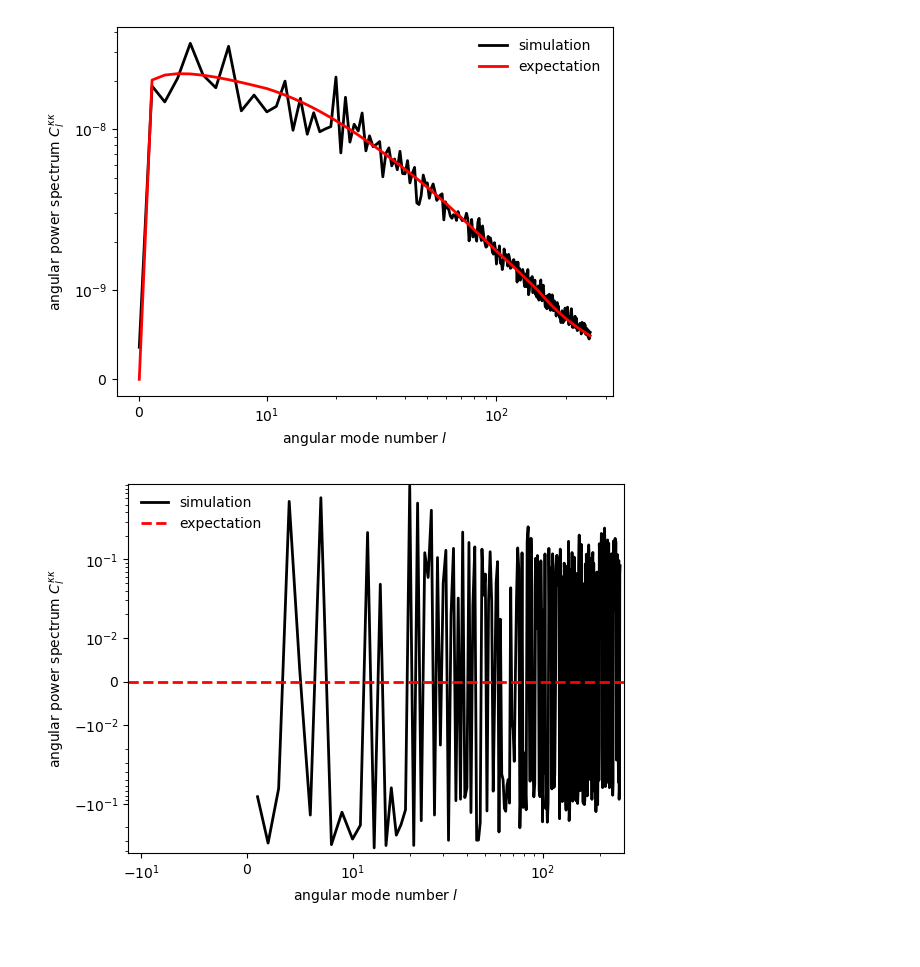
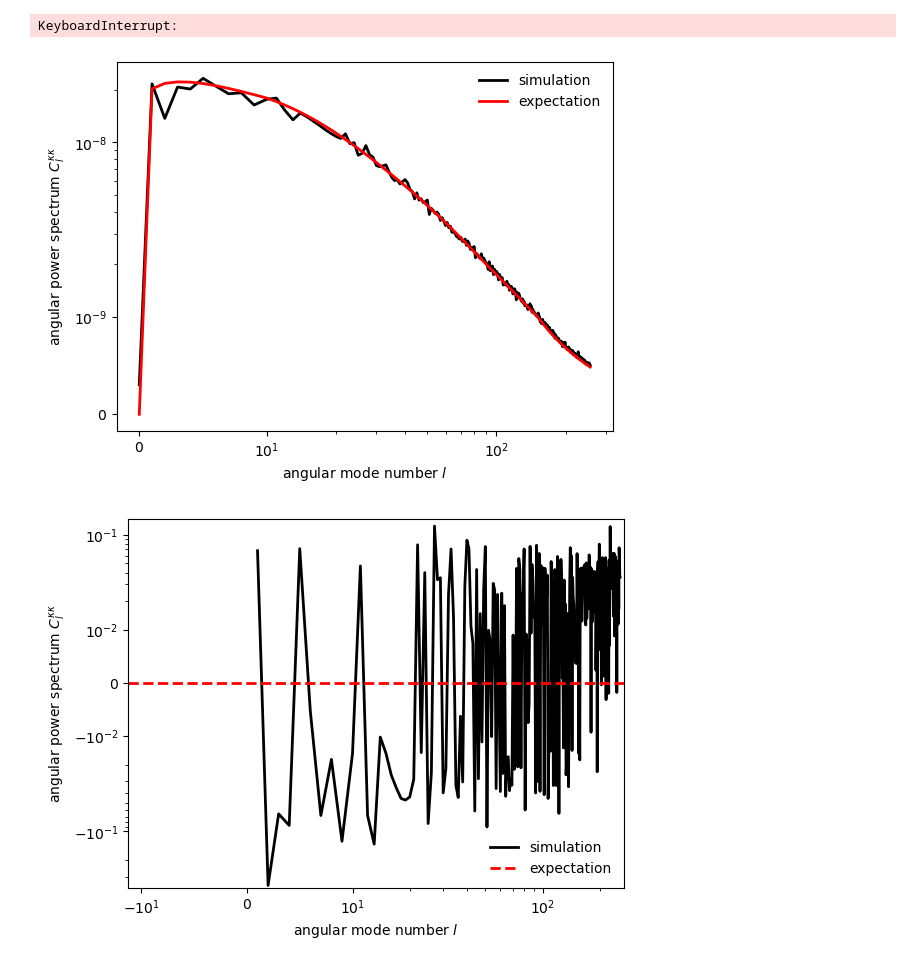
Before and after one commit to ShrihanSolo/glass_guide, a Jupyter notebook: examples/new_glass_tests/check_Cl_glass_200x3.ipynb, the cells around one changed output. Drawn from its saved outputs; the diff is of its cells as text; code cells hidden in the pictures.

```diff
--- a/examples/new_glass_tests/check_Cl_glass_200x3.ipynb
+++ b/examples/new_glass_tests/check_Cl_glass_200x3.ipynb
@@ -38,7 +38,7 @@ zb = glass.distance_grid(cosmo, 0.0, 1.0, dx=200.0)
 # linear radial window functions
 ws = glass.linear_windows(zb)
 
-cls = np.load('cls2_n256_l256.npy')
+cls = glass.ext.camb.matter_cls(pars, lmax, ws)#np.load('cls2_n256_l256.npy')
 cls = glass.discretized_cls(cls, nside=nside, lmax=lmax, ncorr=3)
 # compute Gaussian spectra for lognormal fields from discretised spectra
 gls = glass.lognormal_gls(cls)
@@ -92,6 +94,12 @@ for i in range(10):
         use_pixel_weights=True,
     )
     scls.append(sim_cls[0])
+# %% [output]
+KeyboardInterrupt:
+# %%
+sim_final = np.array(scls)
+# %%
+sim_avg = sim_final.mean(axis=0)
 # %%
 # get the expected cls from CAMB
 pars.min_l = 1
@@ -106,7 +114,7 @@ pw = hp.pixwin(nside, lmax=lmax)
 
 # plot the realised and expected cls
 ell = np.arange(lmax + 1)
-plt.plot(ell, sim_cls[0], "-k", lw=2, label="simulation")
+plt.plot(ell, sim_avg, "-k", lw=2, label="simulation")
 plt.plot(ell, theory_cls["W1xW1"] * pw**2, "-r", lw=2, label="expectation")
 plt.xscale("symlog", linthresh=10, linscale=0.5, subs=[2, 3, 4, 5, 6, 7, 8, 9])
 plt.yscale("symlog", linthresh=1e-9, linscale=0.5, subs=[2, 3, 4, 5, 6, 7, 8, 9])
@@ -115,16 +123,16 @@ plt.ylabel(r"angular power spectrum $C_l^{\kappa\kappa}$")
 plt.legend(frameon=False)
 plt.show()
 # %% [output]
-[figure, old version]
+[figure, new version]
 # %%
 theory = theory_cls["W1xW1"] * pw**2
-plt.plot(ell, (sim_cls[0] - theory)/theory, "-k", lw=2, label="simulation")
+plt.plot(ell, (sim_avg - theory)/theory, "-k", lw=2, label="simulation")
 plt.axhline(0, ls="--", lw=2, label="expectation", color = 'red')
 plt.xscale("symlog", linthresh=10, linscale=0.5, subs=[2, 3, 4, 5, 6, 7, 8, 9])
 plt.yscale("symlog", linthresh=1e-2, linscale=0.5, subs=[2, 3, 4, 5, 6, 7, 8, 9])
 plt.xlabel(r"angular mode number $l$")
 plt.ylabel(r"angular power spectrum $C_l^{\kappa\kappa}$")
 plt.legend(frameon=False)
 plt.show()
 # %% [output]
-[figure, old version]
+[figure, new version]
```
Also changed, not shown: parts of 3 cells of this notebook, 2 other files.
